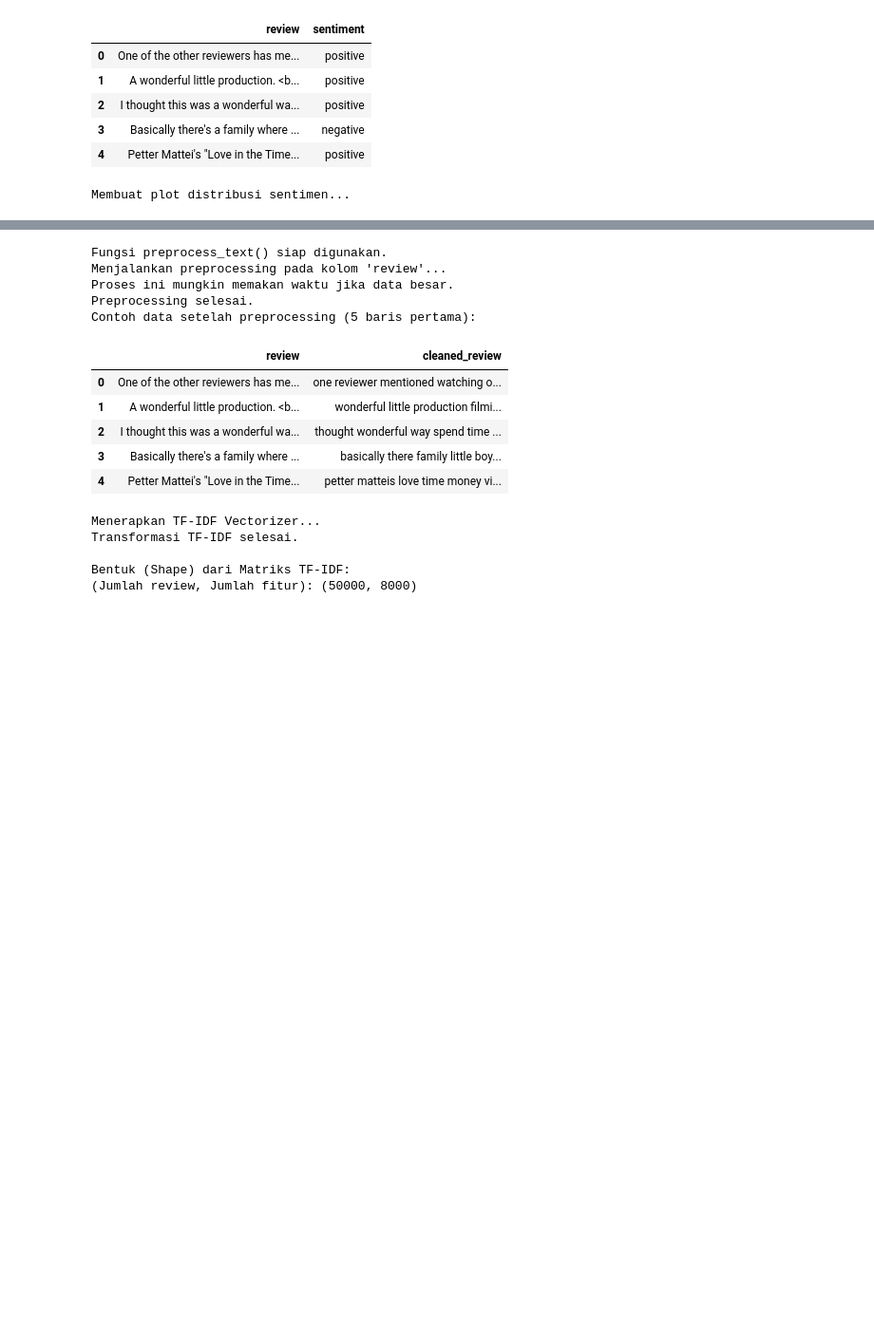
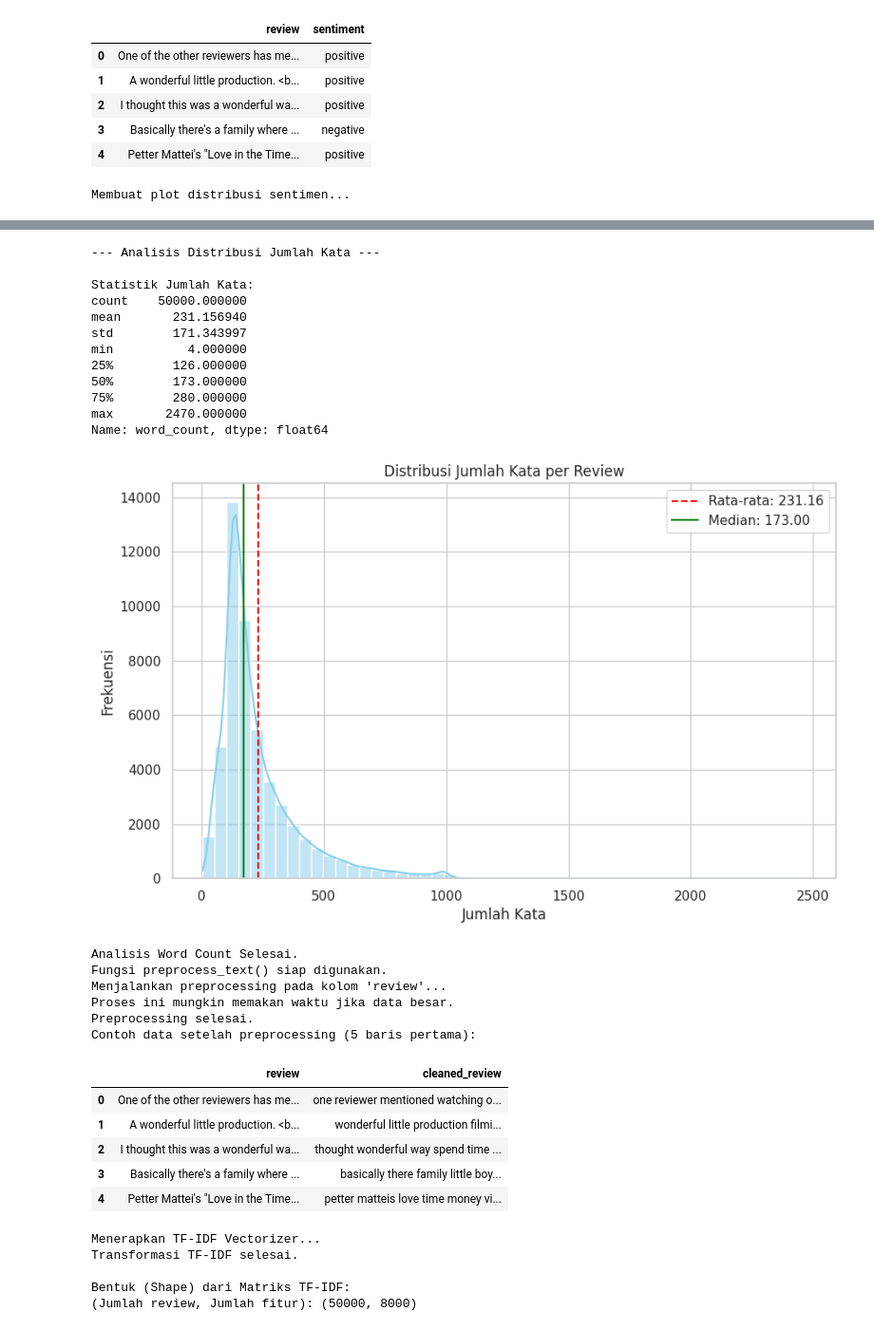
Before and after one commit to DevonLoen/film-review-sentiment-classification, a Jupyter notebook: notebooks/sentiment_classification.ipynb, the cells around one changed output, grey strips where cells are left out. Shown at 95% size. Cells and saved outputs as stored; diff of their text form; code cells hidden in the pictures; blank space fills up the shorter version.

Commit message:
feat(ipynb): add diagram

```diff
--- a/notebooks/sentiment_classification.ipynb
+++ b/notebooks/sentiment_classification.ipynb
@@ -90,7 +90,7 @@ print("Fungsi load_data() siap digunakan.")
 sns.set(style='whitegrid')
 
 # Definisikan path file
-DATA_FILE_PATH = '../data/reviews.csv'
+DATA_FILE_PATH = 'reviews.csv'
 
 # Muat data menggunakan fungsi yang sudah kita buat
 df = load_data(DATA_FILE_PATH)
@@ -130,6 +130,35 @@ plt.ylabel('Jumlah')
 
 # Menampilkan plot
 plt.show()
+
+# --- 5a. WORD COUNT ANALYSIS (NEW BLOCK) ---
+
+print("\n--- Analisis Distribusi Jumlah Kata ---")
+
+# 1. Hitung jumlah kata untuk setiap review
+# .apply(lambda x: len(x.split())) akan menghitung jumlah kata (dipisahkan oleh spasi)
+df['word_count'] = df['review'].apply(lambda x: len(x.split()))
+
+# 2. Tampilkan statistik deskriptif
+print("\nStatistik Jumlah Kata:")
+print(df['word_count'].describe())
+
+# 3. Buat histogram dari distribusi jumlah kata
+plt.figure(figsize=(10, 6))
+sns.histplot(df['word_count'], bins=50, kde=True, color='skyblue')
+
+# Tambahkan garis rata-rata (mean) dan median
+plt.axvline(df['word_count'].mean(), color='red', linestyle='--', label=f'Rata-rata: {df["word_count"].mean():.2f}')
+plt.axvline(df['word_count'].median(), color='green', linestyle='-', label=f'Median: {df["word_count"].median():.2f}')
+
+plt.title('Distribusi Jumlah Kata per Review')
+plt.xlabel('Jumlah Kata')
+plt.ylabel('Frekuensi')
+plt.legend()
+plt.show()
+
+print("Analisis Word Count Selesai.")
+
 
 # --- 6. FUNGSI PREPROCESSING TEKS ---
 
@@ -159,38 +188,52 @@ def preprocess_text(text):
 
     # 4. Tokenisasi
     words = text.split()
 
     # 5. Lemmatization dan penghapusan stopwords
     words = [lemmatizer.lemmatize(w) for w in words if w not in stop_words]
 
     return ' '.join(words)
 
 print("Fungsi preprocess_text() siap digunakan.")
 
 # --- 7. APLIKASIKAN PREPROCESSING ---
 
 print("Menjalankan preprocessing pada kolom 'review'...")
 print("Proses ini mungkin memakan waktu jika data besar.")
 
 # Menerapkan fungsi ke setiap baris di kolom 'review'
 df['cleaned_review'] = df['review'].apply(preprocess_text)
 
 print("Preprocessing selesai.")
 
 # --- 8. LIHAT HASIL PREPROCESSING ---
 
 print("Contoh data setelah preprocessing (5 baris pertama):")
 
 # Tampilkan kolom 'review' asli dan 'cleaned_review' baru secara berdampingan
 df[['review', 'cleaned_review']].head()
 # %% [output]
 Membuat plot distribusi sentimen...
 [figure]
-Fungsi preprocess_text() siap digunakan.
-Menjalankan preprocessing pada kolom 'review'...
-Proses ini mungkin memakan waktu jika data besar.
-Preprocessing selesai.
-Contoh data setelah preprocessing (5 baris pertama):
+--- Analisis Distribusi Jumlah Kata ---
+
+Statistik Jumlah Kata:
+count    50000.000000
+mean       231.156940
+std        171.343997
+min          4.000000
+25%        126.000000
+50%        173.000000
+75%        280.000000
+max       2470.000000
+Name: word_count, dtype: float64
+[figure, added]
+Analisis Word Count Selesai.
+Fungsi preprocess_text() siap digunakan.
+Menjalankan preprocessing pada kolom 'review'...
+Proses ini mungkin memakan waktu jika data besar.
+Preprocessing selesai.
+Contoh data setelah preprocessing (5 baris pertama):
 |  | review | cleaned_review |
 | 0 | One of the other reviewers has me... | one reviewer mentioned watching o... |
 | 1 | A wonderful little production. <b... | wonderful little production filmi... |
```
Also changed, not shown: parts of 1 cell of this notebook.
